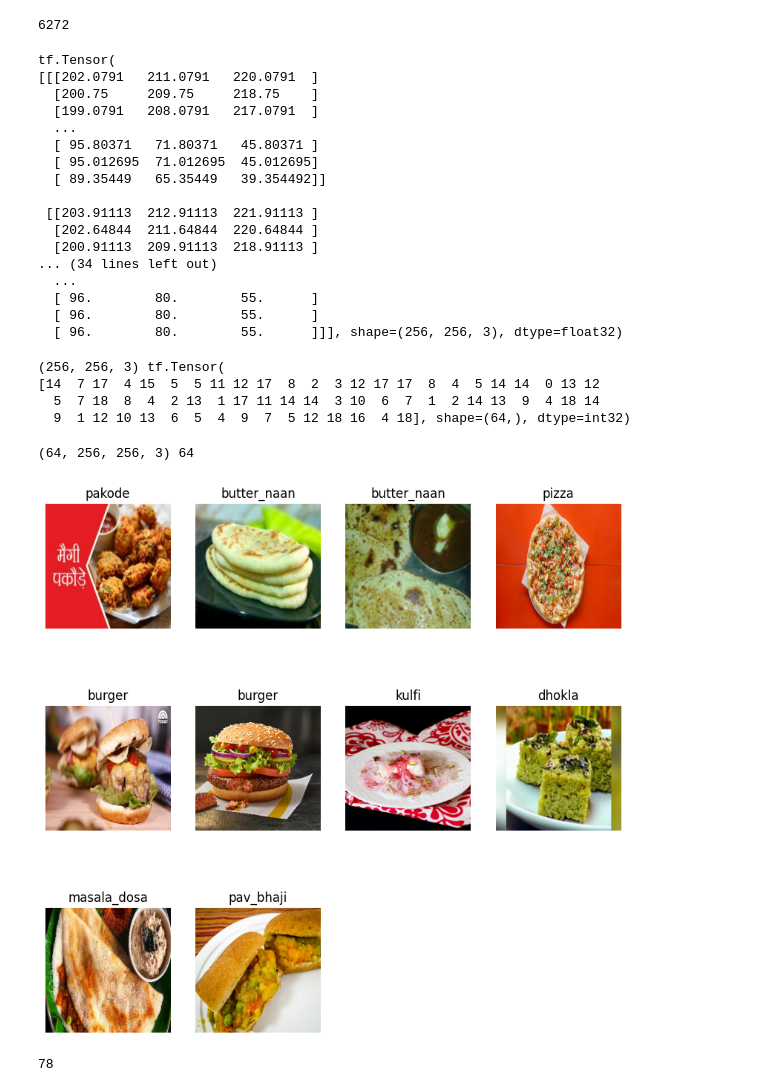
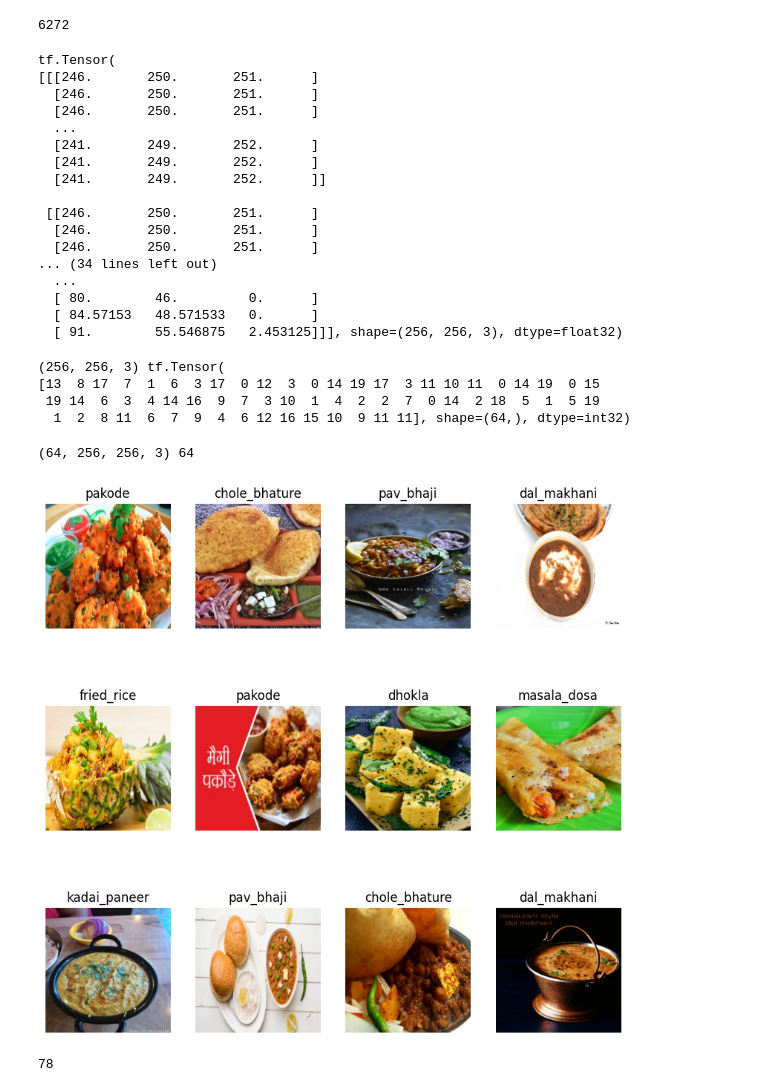
Before and after one commit to MrProgrammerr/Food_Recognition_CodeBase, a Jupyter notebook: Food classifier CNN.ipynb, the cells around one changed output. Drawn from its saved outputs; the diff is of its cells as text; code cells hidden in the pictures.

```diff
--- a/Food classifier CNN.ipynb
+++ b/Food classifier CNN.ipynb
@@ -19,6 +25,6 @@ epochs=35
 # %%
 dataset=keras.preprocessing.image_dataset_from_directory(
-    "./Food Classification/",
+    "C:/Users/cn807/OneDrive/Desktop/ML And DL/ML_AND_DL/My_Projects/Food_recognition_and_Nutrition_Analysis/Food_Data",
     shuffle=True,
     color_mode='rgb',
     image_size=(Image_size,Image_size),
@@ -68,30 +74,30 @@ for image_batch,label_batch in dataset.take(1):
     print(image_batch[0])
 # %% [output]
 tf.Tensor(
-[[[202.0791   211.0791   220.0791  ]
-  [200.75     209.75     218.75    ]
-  [199.0791   208.0791   217.0791  ]
+[[[246.       250.       251.      ]
+  [246.       250.       251.      ]
+  [246.       250.       251.      ]
   ...
-  [ 95.80371   71.80371   45.80371 ]
-  [ 95.012695  71.012695  45.012695]
-  [ 89.35449   65.35449   39.354492]]
+  [241.       249.       252.      ]
+  [241.       249.       252.      ]
+  [241.       249.       252.      ]]
 
- [[203.91113  212.91113  221.91113 ]
-  [202.64844  211.64844  220.64844 ]
-  [200.91113  209.91113  218.91113 ]
+ [[246.       250.       251.      ]
+  [246.       250.       251.      ]
+  [246.       250.       251.      ]
 ... (34 lines left out)
   ...
-  [ 96.        80.        55.      ]
-  [ 96.        80.        55.      ]
-  [ 96.        80.        55.      ]]], shape=(256, 256, 3), dtype=float32)
+  [ 80.        46.         0.      ]
+  [ 84.57153   48.571533   0.      ]
+  [ 91.        55.546875   2.453125]]], shape=(256, 256, 3), dtype=float32)
 # %%
 for image_batch,label_batch in dataset.take(1):
     print(image_batch[0].shape, label_batch)
 # %% [output]
 (256, 256, 3) tf.Tensor(
-[14  7 17  4 15  5  5 11 12 17  8  2  3 12 17 17  8  4  5 14 14  0 13 12
-  5  7 18  8  4  2 13  1 17 11 14 14  3 10  6  7  1  2 14 13  9  4 18 14
-  9  1 12 10 13  6  5  4  9  7  5 12 18 16  4 18], shape=(64,), dtype=int32)
+[13  8 17  7  1  6  3 17  0 12  3  0 14 19 17  3 11 10 11  0 14 19  0 15
+ 19 14  6  3  4 14 16  9  7  3 10  1  4  2  2  7  0 14  2 18  5  1  5 19
+  1  2  8 11  6  7  9  4  6 12 16 15 10  9 11 11], shape=(64,), dtype=int32)
 # %%
 for image_batch,label_batch in dataset.take(1):
     print(image_batch.shape, len(label_batch))
@@ -100,14 +106,14 @@ for image_batch,label_batch in dataset.take(1):
 # %%
 plt.figure(figsize=(10,10))
 #for 1st take of batch there are 32 images i want to see the 10 images of 1st batch
 for image_batch, labels_batch in dataset.take(1):
-    for i in range(10):
+    for i in range(12):
         ax = plt.subplot(3, 4, i + 1)
         plt.imshow(image_batch[i].numpy().astype("uint8"))#accepts 3d input
         plt.title(classnames[labels_batch[i]])
         plt.axis("off")
 # %% [output]
-[figure, old version]
+[figure, new version]
 # %%
 def get_dataset_partitions_tf(ds, train_split=0.8, val_split=0.1, test_split=0.1, shuffle=True, shuffle_size=10000):
     assert (train_split + test_split + val_split) == 1
```
Also changed, not shown: parts of 35 cells of this notebook.
